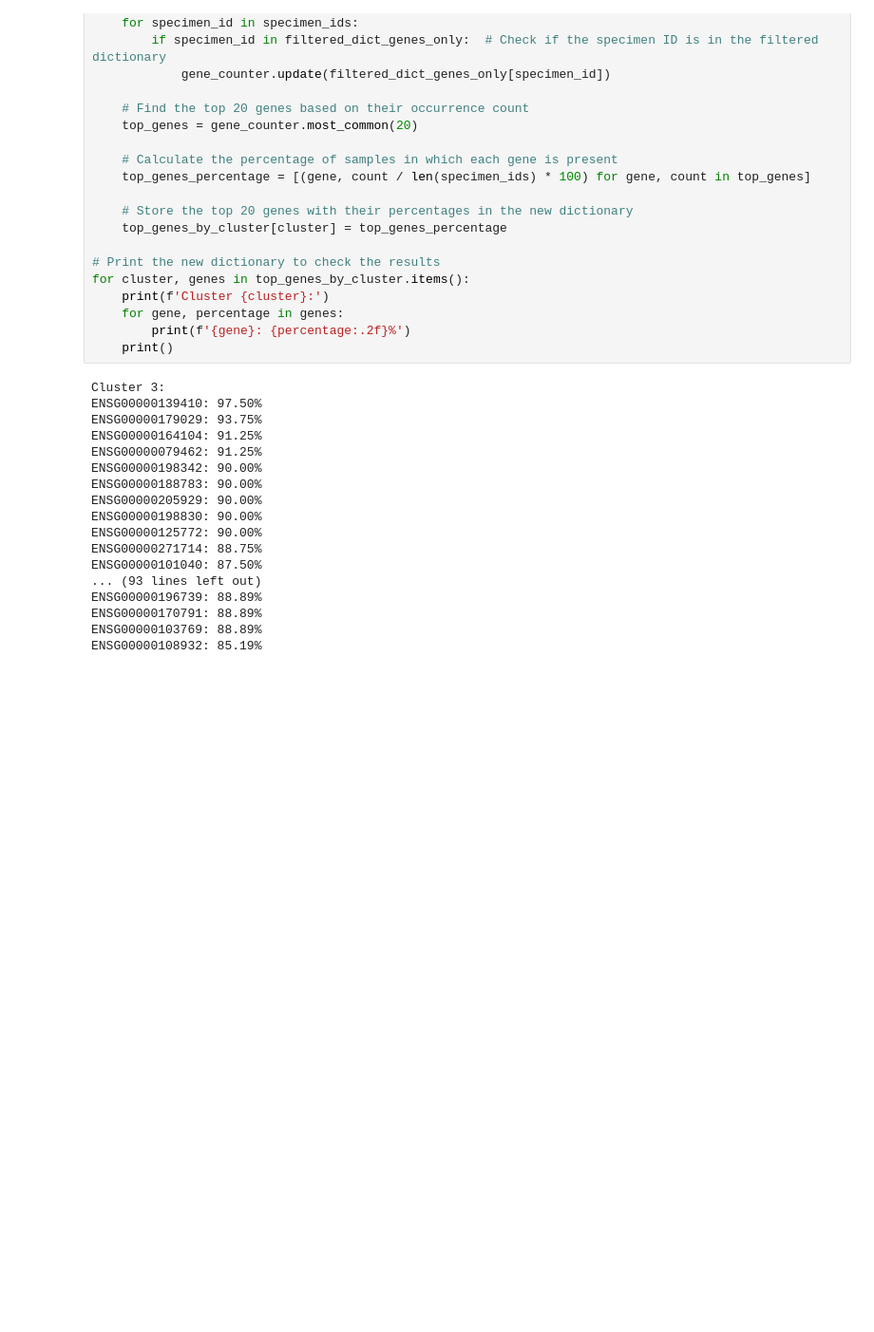
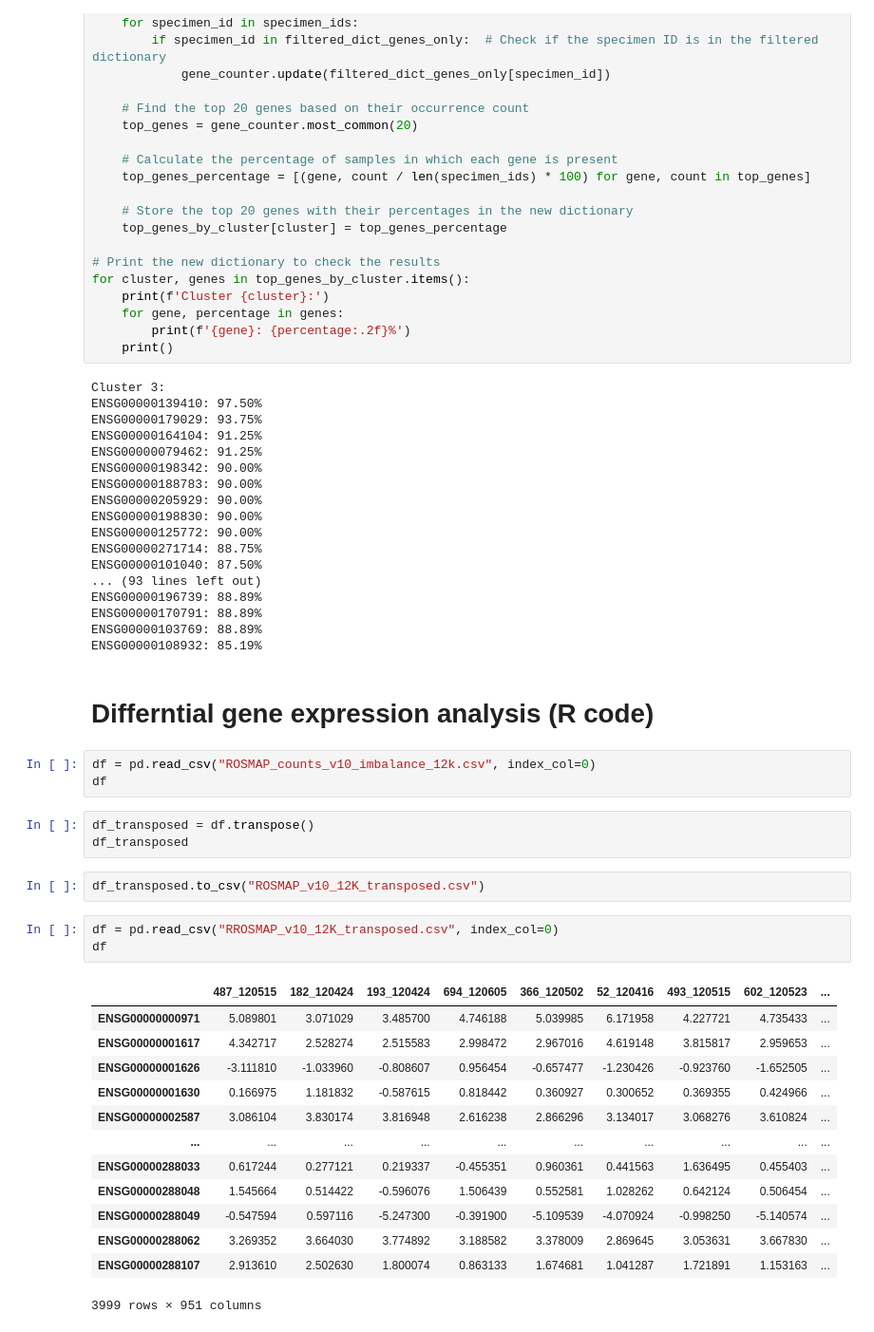
Before and after one commit to mmottaqii/AD-Biomarkers-MultiOmics, a Jupyter notebook: Analysis_2.ipynb, the cells around one changed output. Shown at 95% size. Saved outputs shown, nothing was run; the diff lists cells and outputs as text; blank space fills up the shorter version.

```diff
--- a/Analysis_2.ipynb
+++ b/Analysis_2.ipynb
@@ -2019,3 +2019,30 @@ ENSG00000196739: 88.89%
 ENSG00000170791: 88.89%
 ENSG00000103769: 88.89%
 ENSG00000108932: 85.19%
+# %% [markdown]
+# Differntial gene expression analysis (R code)
+# %%
+df = pd.read_csv("ROSMAP_counts_v10_imbalance_12k.csv", index_col=0)
+df
+# %%
+df_transposed = df.transpose()
+df_transposed
+# %%
+df_transposed.to_csv("ROSMAP_v10_12K_transposed.csv")
+# %%
+df = pd.read_csv("RROSMAP_v10_12K_transposed.csv", index_col=0)
+df
+# %% [output]
+|  | 487_120515 | 182_120424 | 193_120424 | 694_120605 | 366_120502 | 52_120416 | 493_120515 | 602_120523 | ... |
+| ENSG00000000971 | 5.089801 | 3.071029 | 3.485700 | 4.746188 | 5.039985 | 6.171958 | 4.227721 | 4.735433 | ... |
+| ENSG00000001617 | 4.342717 | 2.528274 | 2.515583 | 2.998472 | 2.967016 | 4.619148 | 3.815817 | 2.959653 | ... |
+| ENSG00000001626 | -3.111810 | -1.033960 | -0.808607 | 0.956454 | -0.657477 | -1.230426 | -0.923760 | -1.652505 | ... |
+| ENSG00000001630 | 0.166975 | 1.181832 | -0.587615 | 0.818442 | 0.360927 | 0.300652 | 0.369355 | 0.424966 | ... |
+| ENSG00000002587 | 3.086104 | 3.830174 | 3.816948 | 2.616238 | 2.866296 | 3.134017 | 3.068276 | 3.610824 | ... |
+| ... | ... | ... | ... | ... | ... | ... | ... | ... | ... |
+| ENSG00000288033 | 0.617244 | 0.277121 | 0.219337 | -0.455351 | 0.960361 | 0.441563 | 1.636495 | 0.455403 | ... |
+| ENSG00000288048 | 1.545664 | 0.514422 | -0.596076 | 1.506439 | 0.552581 | 1.028262 | 0.642124 | 0.506454 | ... |
+| ENSG00000288049 | -0.547594 | 0.597116 | -5.247300 | -0.391900 | -5.109539 | -4.070924 | -0.998250 | -5.140574 | ... |
+| ENSG00000288062 | 3.269352 | 3.664030 | 3.774892 | 3.188582 | 3.378009 | 2.869645 | 3.053631 | 3.667830 | ... |
+| ENSG00000288107 | 2.913610 | 2.502630 | 1.800074 | 0.863133 | 1.674681 | 1.041287 | 1.721891 | 1.153163 | ... |
+3999 rows × 951 columns
```
Also changed, not shown: parts of 18 cells of this notebook.
